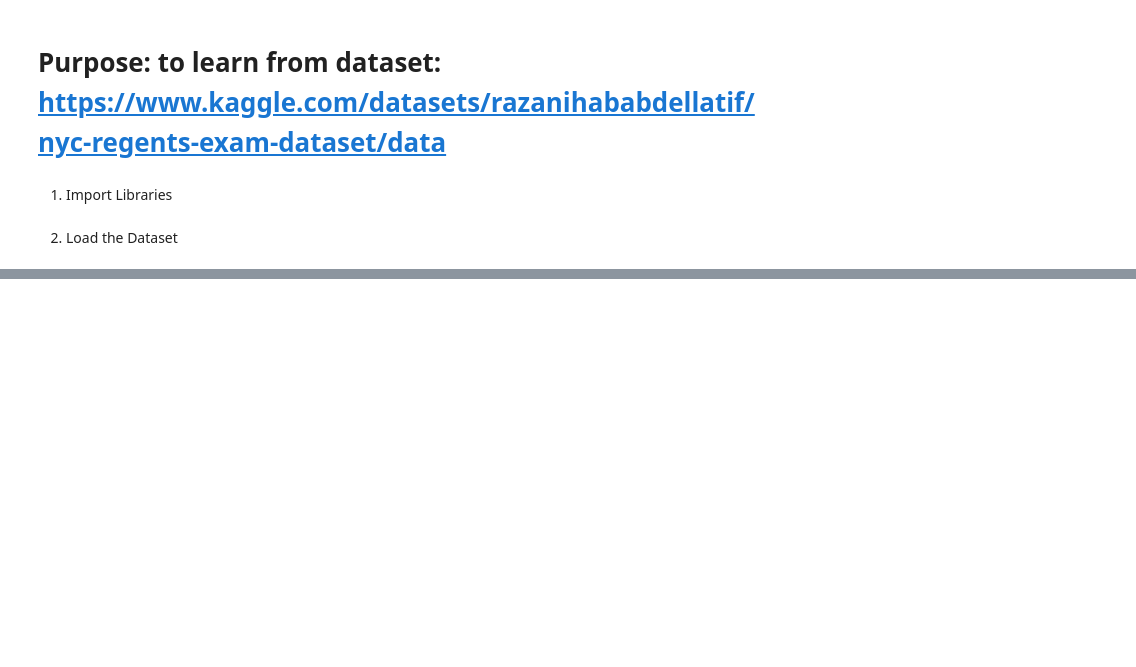
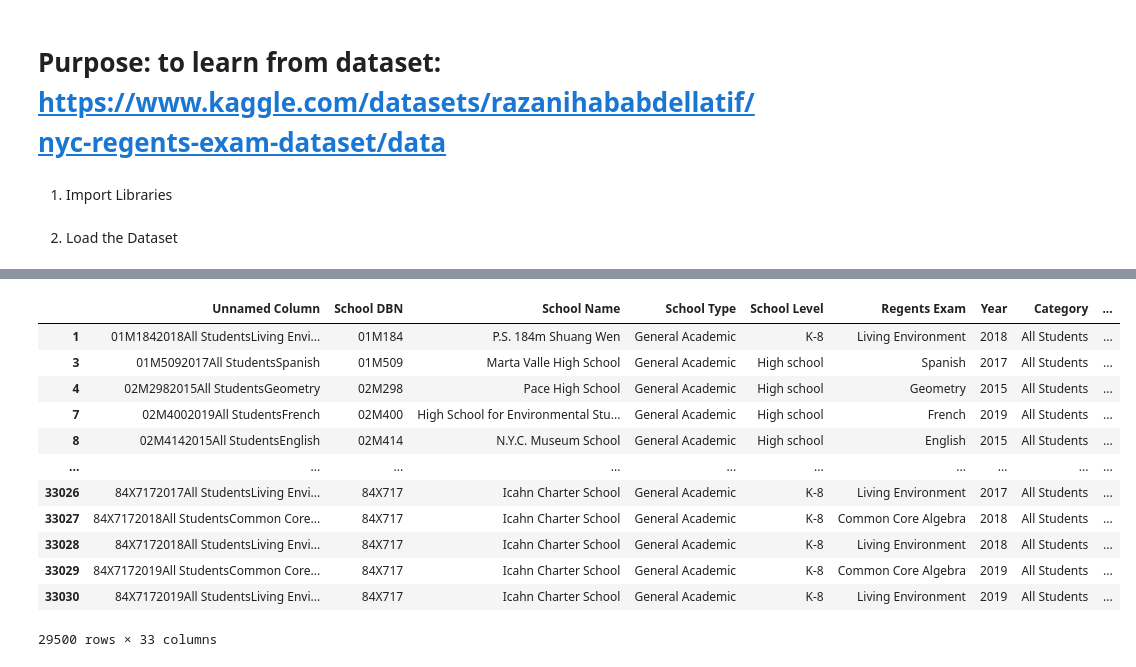
Before and after one commit to alicaway/NYC-Regents-Exam, a Jupyter notebook: nyc_regents.ipynb, the cells around one changed output, grey strips where cells are left out. Drawn from its saved outputs; the diff is of its cells as text; code cells hidden in the pictures; blank space fills up the shorter version.

```diff
--- a/nyc_regents.ipynb
+++ b/nyc_regents.ipynb
@@ -10,9 +12,5 @@ import seaborn as sns
 # %% [markdown]
 2. Load the Dataset
 # %%
-# import kagglehub
-
-# # Download latest version
-# path = kagglehub.dataset_download("razanihababdellatif/nyc-regents-exam-dataset")
-
-# print("Path to dataset files:", path)
+df = pd.read_csv('2014-15_to_2017-19_NYC_Regents_Exam_Results_-_Public_20260724.csv')
+df
@@ -35,0 +90,5 @@ raw_df
+# %%
+# Run AutoClean to clean the data
+cleaning_pipeline = ac.AutoClean(df)
+df_clean = cleaning_pipeline.output
+df_clean
@@ -35,0 +129,22 @@ raw_df
+# %%
+# Eliminate rows with suppressed values in the target column
+df_clean = df_clean[df_clean['Percent Scoring 65 or Above'] != 's']
+df_clean["Percent Scoring 65 or Above"] = df_clean["Percent Scoring 65 or Above"].astype("float")
+
+# Create a target column called "Pass_Target" that is 1 if the student passed (scored 65 or above) and 0 if they failed (scored below 65)
+df_clean['Pass_Target'] = (df_clean['Percent Scoring 65 or Above'] >= 65).astype(int)
+df_clean
+# %% [output]
+|  | Unnamed Column | School DBN | School Name | School Type | School Level | Regents Exam | Year | Category | ... |
+| 1 | 01M1842018All StudentsLiving Envi... | 01M184 | P.S. 184m Shuang Wen | General Academic | K-8 | Living Environment | 2018 | All Students | ... |
+| 3 | 01M5092017All StudentsSpanish | 01M509 | Marta Valle High School | General Academic | High school | Spanish | 2017 | All Students | ... |
+| 4 | 02M2982015All StudentsGeometry | 02M298 | Pace High School | General Academic | High school | Geometry | 2015 | All Students | ... |
+| 7 | 02M4002019All StudentsFrench | 02M400 | High School for Environmental Stu... | General Academic | High school | French | 2019 | All Students | ... |
+| 8 | 02M4142015All StudentsEnglish | 02M414 | N.Y.C. Museum School | General Academic | High school | English | 2015 | All Students | ... |
+| ... | ... | ... | ... | ... | ... | ... | ... | ... | ... |
+| 33026 | 84X7172017All StudentsLiving Envi... | 84X717 | Icahn Charter School | General Academic | K-8 | Living Environment | 2017 | All Students | ... |
+| 33027 | 84X7172018All StudentsCommon Core... | 84X717 | Icahn Charter School | General Academic | K-8 | Common Core Algebra | 2018 | All Students | ... |
+| 33028 | 84X7172018All StudentsLiving Envi... | 84X717 | Icahn Charter School | General Academic | K-8 | Living Environment | 2018 | All Students | ... |
+| 33029 | 84X7172019All StudentsCommon Core... | 84X717 | Icahn Charter School | General Academic | K-8 | Common Core Algebra | 2019 | All Students | ... |
+| 33030 | 84X7172019All StudentsLiving Envi... | 84X717 | Icahn Charter School | General Academic | K-8 | Living Environment | 2019 | All Students | ... |
+29500 rows × 33 columns
```
Also changed, not shown: parts of 7 cells of this notebook.
